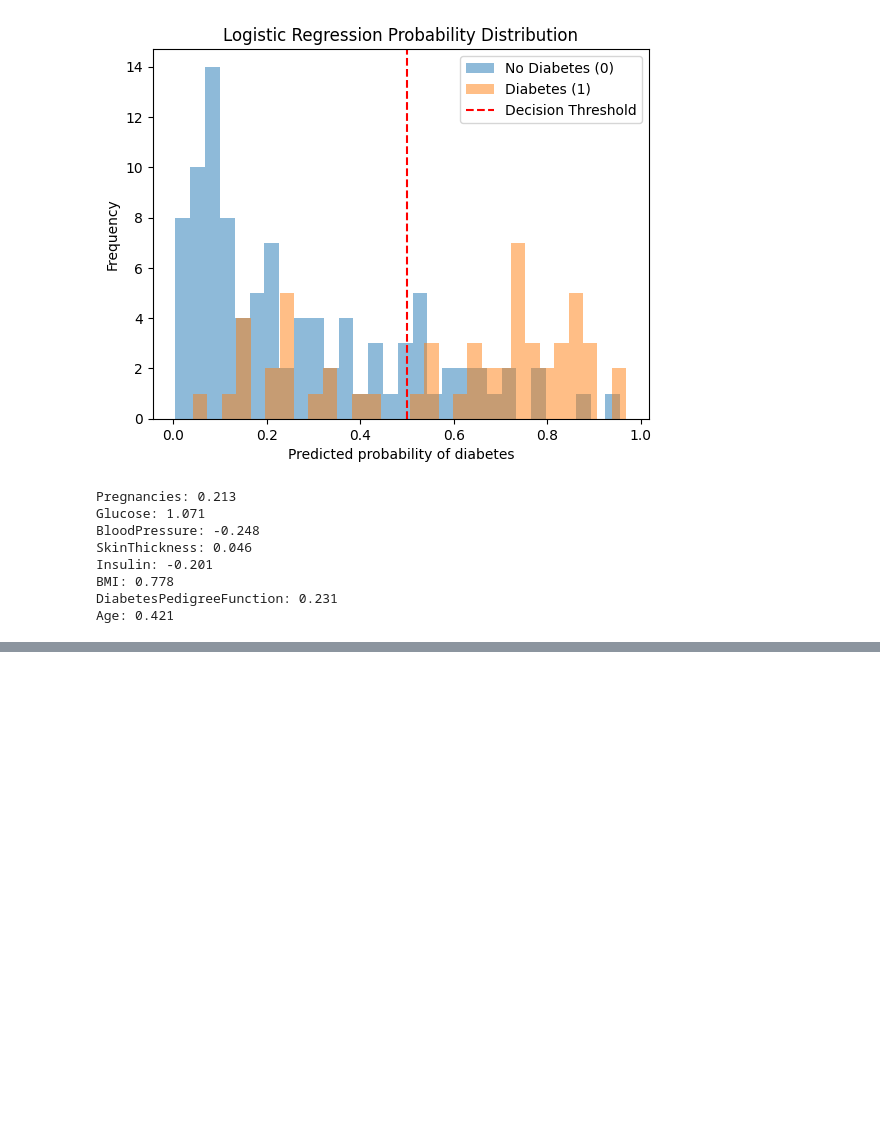
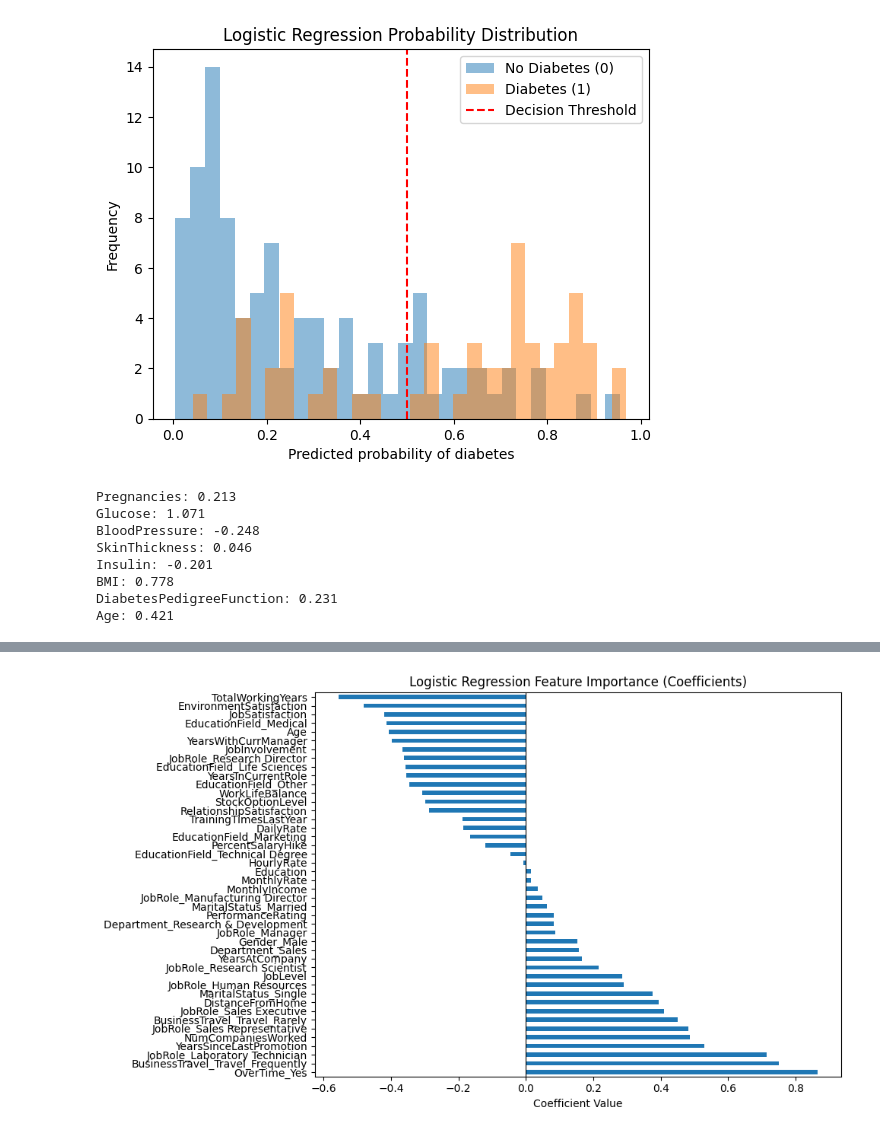
Before and after one commit to JafarDigital/machine-learning, a Jupyter notebook: logisticRegression.ipynb, the cells around one changed output, grey strips where cells are left out. Saved outputs shown, nothing was run; the diff lists cells and outputs as text; code cells hidden in the pictures; blank space fills up the shorter version.

```diff
--- a/logisticRegression.ipynb
+++ b/logisticRegression.ipynb
@@ -96,0 +149,15 @@ Age: 0.421
+# %%
+import numpy as np
+
+coefs = pd.Series(clf.coef_[0], index=X.columns)
+top_features = coefs.sort_values(ascending=False)
+
+plt.figure(figsize=(10,6))
+top_features.plot(kind='barh')
+plt.title("Logistic Regression Feature Importance (Coefficients)")
+plt.xlabel("Coefficient Value")
+plt.axvline(0, color='black', linewidth=0.8)
+plt.tight_layout()
+plt.show()
+# %% [output]
+[figure, added]
```
Also changed, not shown: parts of 7 cells of this notebook.
